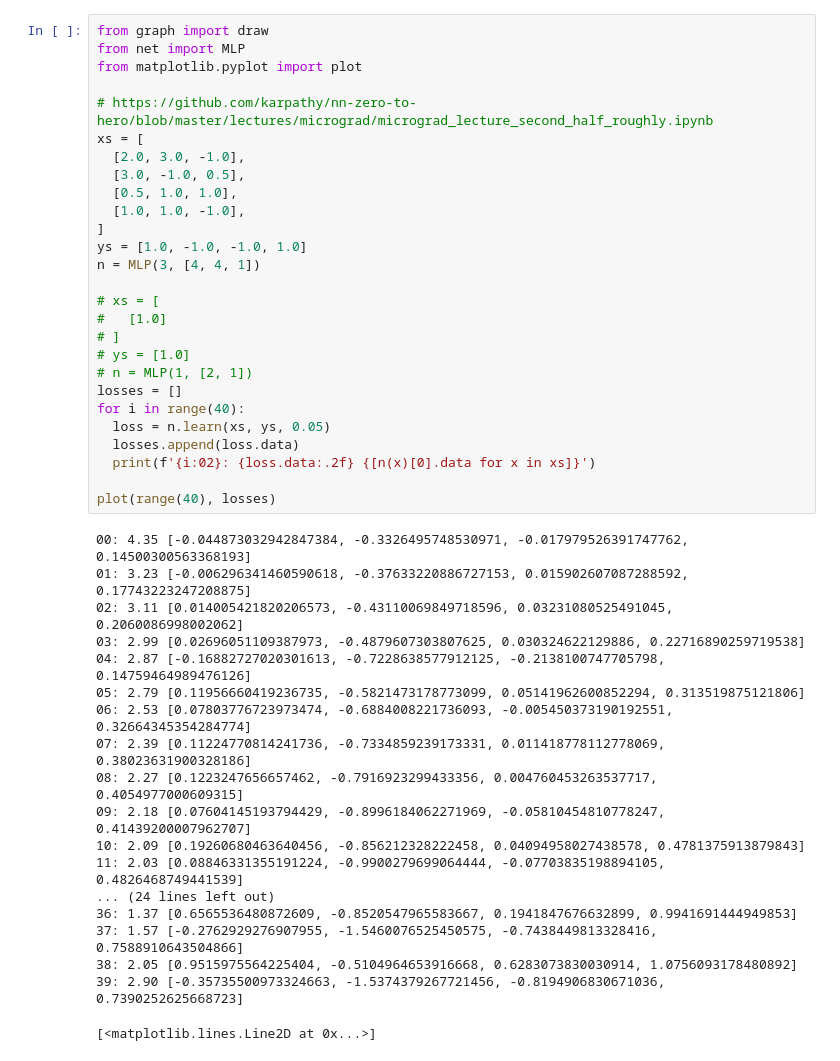
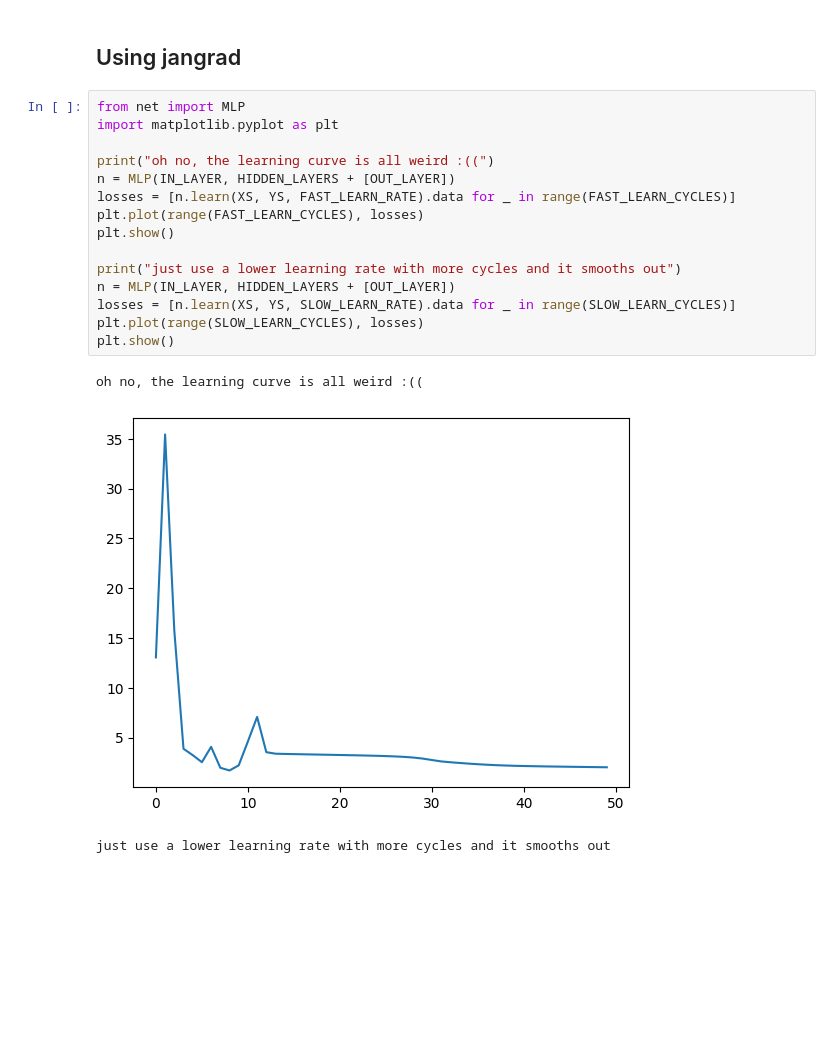
Before and after one commit to jafber/neuralnets, a Jupyter notebook: jangrad/jangrad.ipynb, the cells around one changed output. Drawn from its saved outputs; the diff is of its cells as text; blank space fills up the shorter version.

Commit message:
jangrad done

```diff
--- a/jangrad/jangrad.ipynb
+++ b/jangrad/jangrad.ipynb
@@ -63,46 +76,21 @@ AttributeError: 'list' object has no attribute 'backward'
+# %% [markdown]
+## Using jangrad
 # %%
-from graph import draw
 from net import MLP
-from matplotlib.pyplot import plot
+import matplotlib.pyplot as plt
 
-# https://github.com/karpathy/nn-zero-to-hero/blob/master/lectures/micrograd/micrograd_lecture_second_half_roughly.ipynb
-xs = [
-  [2.0, 3.0, -1.0],
-  [3.0, -1.0, 0.5],
-  [0.5, 1.0, 1.0],
-  [1.0, 1.0, -1.0],
-]
-ys = [1.0, -1.0, -1.0, 1.0]
-n = MLP(3, [4, 4, 1])
+print("oh no, the learning curve is all weird :((")
+n = MLP(IN_LAYER, HIDDEN_LAYERS + [OUT_LAYER])
+losses = [n.learn(XS, YS, FAST_LEARN_RATE).data for _ in range(FAST_LEARN_CYCLES)]
+plt.plot(range(FAST_LEARN_CYCLES), losses)
+plt.show()
 
-# xs = [
-#   [1.0]
-# ]
-# ys = [1.0]
-# n = MLP(1, [2, 1])
-losses = []
-for i in range(40):
-  loss = n.learn(xs, ys, 0.05)
-  losses.append(loss.data)
-  print(f'{i:02}: {loss.data:.2f} {[n(x)[0].data for x in xs]}')
-
-plot(range(40), losses)
+print("just use a lower learning rate with more cycles and it smooths out")
+n = MLP(IN_LAYER, HIDDEN_LAYERS + [OUT_LAYER])
+losses = [n.learn(XS, YS, SLOW_LEARN_RATE).data for _ in range(SLOW_LEARN_CYCLES)]
+plt.plot(range(SLOW_LEARN_CYCLES), losses)
+plt.show()
 # %% [output]
-00: 4.35 [-0.044873032942847384, -0.3326495748530971, -0.017979526391747762, 0.14500300563368193]
-01: 3.23 [-0.006296341460590618, -0.37633220886727153, 0.015902607087288592, 0.17743223247208875]
-02: 3.11 [0.014005421820206573, -0.43110069849718596, 0.03231080525491045, 0.2060086998002062]
-03: 2.99 [0.02696051109387973, -0.4879607303807625, 0.030324622129886, 0.22716890259719538]
-04: 2.87 [-0.16882727020301613, -0.7228638577912125, -0.2138100747705798, 0.14759464989476126]
-05: 2.79 [0.11956660419236735, -0.5821473178773099, 0.05141962600852294, 0.313519875121806]
-06: 2.53 [0.07803776723973474, -0.6884008221736093, -0.005450373190192551, 0.32664345354284774]
-07: 2.39 [0.11224770814241736, -0.7334859239173331, 0.011418778112778069, 0.38023631900328186]
-08: 2.27 [0.1223247656657462, -0.7916923299433356, 0.004760453263537717, 0.4054977000609315]
-09: 2.18 [0.07604145193794429, -0.8996184062271969, -0.05810454810778247, 0.41439200007962707]
-10: 2.09 [0.19260680463640456, -0.856212328222458, 0.04094958027438578, 0.4781375913879843]
-11: 2.03 [0.08846331355191224, -0.9900279699064444, -0.07703835198894105, 0.4826468749441539]
-... (24 lines left out)
-36: 1.37 [0.6565536480872609, -0.8520547965583667, 0.1941847676632899, 0.9941691444949853]
-37: 1.57 [-0.2762929276907955, -1.5460076525450575, -0.7438449813328416, 0.7588910643504866]
-38: 2.05 [0.9515975564225404, -0.5104964653916668, 0.6283073830030914, 1.0756093178480892]
-39: 2.90 [-0.35735500973324663, -1.5374379267721456, -0.8194906830671036, 0.7390252625668723]
+oh no, the learning curve is all weird :((
+[figure, new version]
-[<matplotlib.lines.Line2D at 0x...>]
+just use a lower learning rate with more cycles and it smooths out
```
Also changed, not shown: parts of 13 cells of this notebook, 4 other files.
